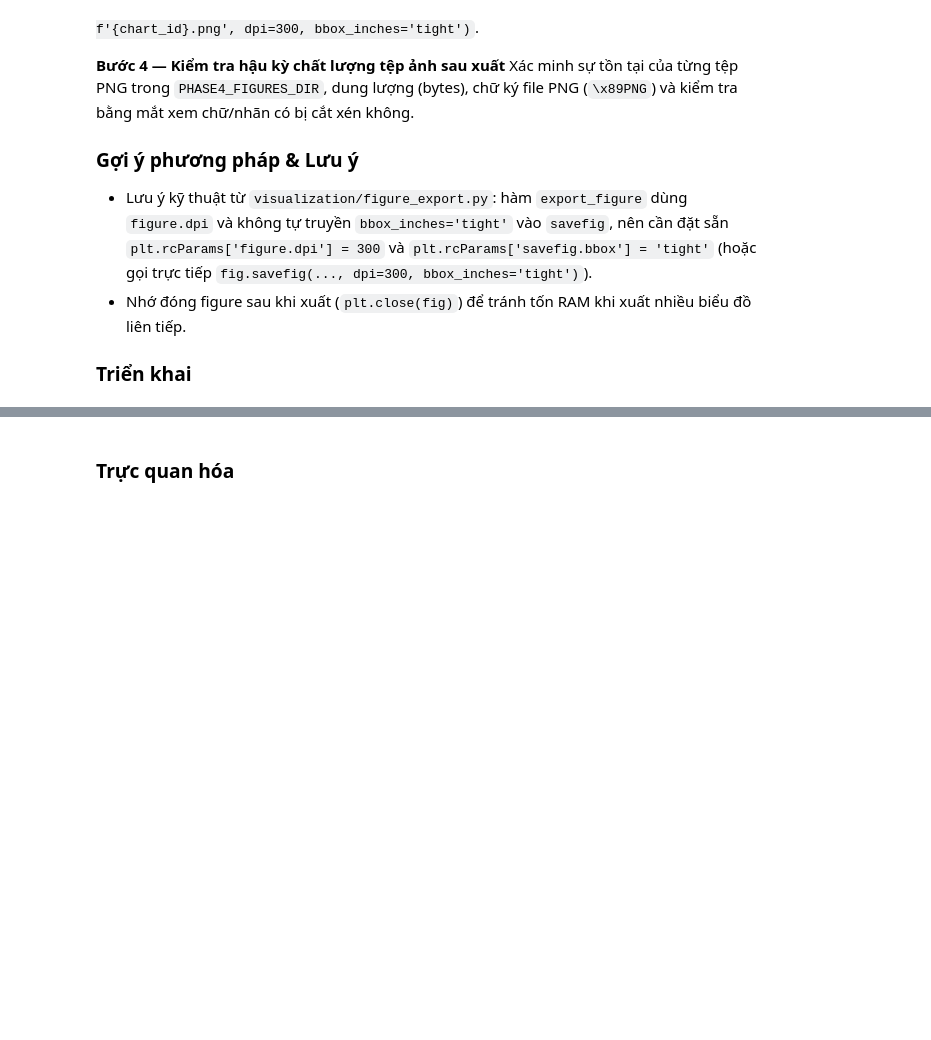
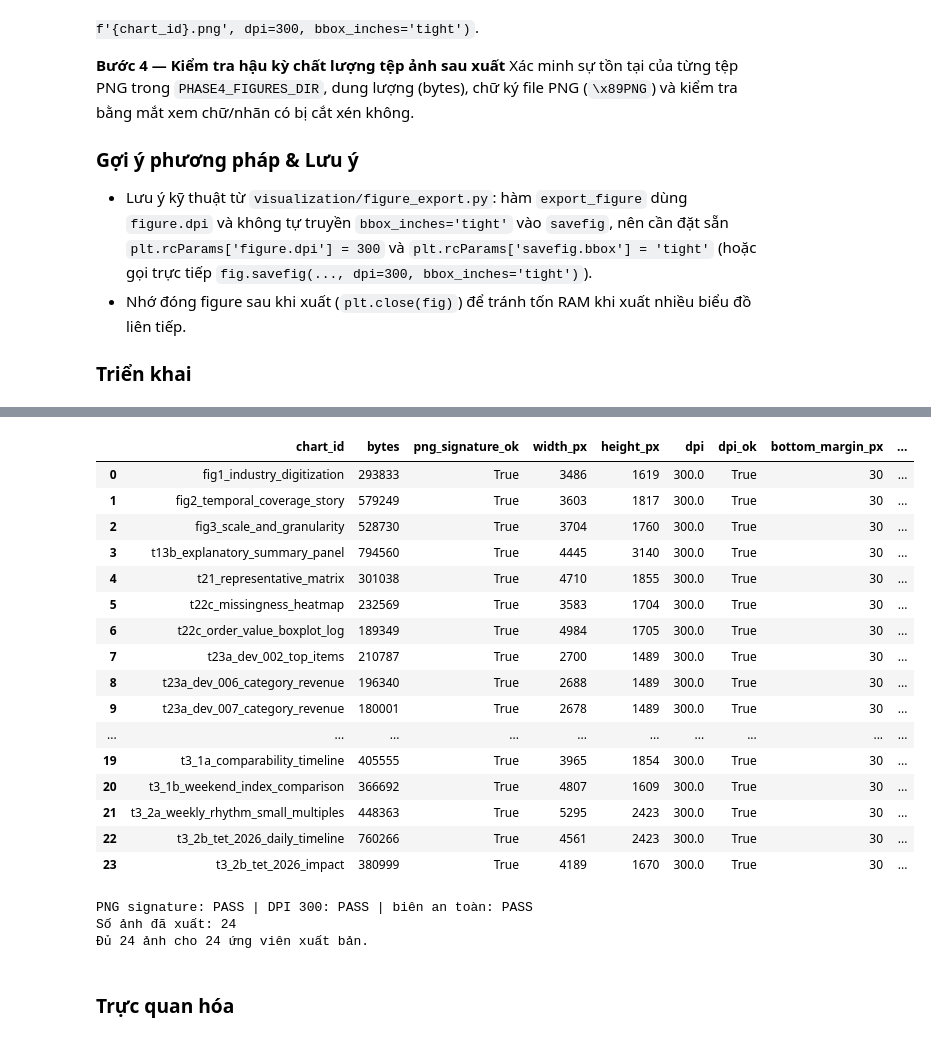
Before and after one commit to itsanhkhoi12/data-visualization-uth, a Jupyter notebook: notebook/04_visualization_and_storytelling.ipynb, the cells around one changed output, grey strips where cells are left out. Cells and saved outputs as stored; diff of their text form; code cells hidden in the pictures; blank space fills up the shorter version.

```diff
--- a/notebook/04_visualization_and_storytelling.ipynb
+++ b/notebook/04_visualization_and_storytelling.ipynb
@@ -433,26 +1203,67 @@ print("Đã xuất", len(export_log_df), "PNG.")
 # %%
 # T4.1b — Bước 4: kiểm tra hậu kỳ PNG
+# ============================================================
+# Kiểm tra tự động 4 điều trên từng ảnh đã xuất:
+#   (1) Chữ ký PNG đúng chuẩn; (2) DPI metadata = 300; (3) kích thước pixel;
+#   (4) biên an toàn (chữ không bị cắt mép ảnh) + mật độ mực.
 def validate_png(path):
     p = Path(path)
     raw = p.read_bytes()
     with Image.open(p) as im:
         dpi = im.info.get("dpi")
         size = im.size
+        arr = np.array(im.convert("RGB"))
+    ink = arr.astype(int).sum(axis=2) < 720
+    rows = np.where(ink.any(axis=1))[0]
     return {
         "chart_id": p.stem,
         "bytes": p.stat().st_size,
         "png_signature_ok": raw[:8] == b"\x89PNG\r\n\x1a\n",
         "width_px": size[0],
         "height_px": size[1],
-        "dpi": dpi,
+        "dpi": round(float(dpi[0]), 1) if dpi else None,
+        "dpi_ok": bool(dpi) and round(float(dpi[0])) == 300,
+        "bottom_margin_px": int(arr.shape[0] - 1 - rows[-1]) if len(rows) else None,
+        "data_ink_ratio": round(float(ink.mean()), 4),
     }
+
 
 export_quality_df = pd.DataFrame(
     validate_png(p) for p in sorted(PHASE4_FIGURES_DIR.glob("*.png"))
 )
 display(export_quality_df)
-assert export_quality_df["png_signature_ok"].all()
-print("PNG signature: PASS")
+assert export_quality_df["png_signature_ok"].all(), "Chữ ký PNG không hợp lệ"
+assert export_quality_df["dpi_ok"].all(), "Có ảnh chưa đạt 300 DPI"
+assert (export_quality_df["bottom_margin_px"].fillna(0) >= 4).all(), "Có ảnh chữ sát/cắt mép"
+print("PNG signature: PASS | DPI 300: PASS | biên an toàn: PASS")
+print("Số ảnh đã xuất:", len(export_quality_df))
+
+# Đối chiếu: mọi ứng viên xuất bản đều có ảnh tương ứng trong thư mục đích
+_expected = set(audit_charts_df.loc[audit_charts_df["publication_candidate"], "chart_id"])
+_present = {p.stem for p in PHASE4_FIGURES_DIR.glob("*.png")}
+assert _expected <= _present, f"Thiếu ảnh: {_expected - _present}"
+print(f"Đủ {len(_expected)} ảnh cho {len(_expected)} ứng viên xuất bản.")
+# %% [output]
+|  | chart_id | bytes | png_signature_ok | width_px | height_px | dpi | dpi_ok | bottom_margin_px | ... |
+| 0 | fig1_industry_digitization | 293833 | True | 3486 | 1619 | 300.0 | True | 30 | ... |
+| 1 | fig2_temporal_coverage_story | 579249 | True | 3603 | 1817 | 300.0 | True | 30 | ... |
+| 2 | fig3_scale_and_granularity | 528730 | True | 3704 | 1760 | 300.0 | True | 30 | ... |
+| 3 | t13b_explanatory_summary_panel | 794560 | True | 4445 | 3140 | 300.0 | True | 30 | ... |
+| 4 | t21_representative_matrix | 301038 | True | 4710 | 1855 | 300.0 | True | 30 | ... |
+| 5 | t22c_missingness_heatmap | 232569 | True | 3583 | 1704 | 300.0 | True | 30 | ... |
+| 6 | t22c_order_value_boxplot_log | 189349 | True | 4984 | 1705 | 300.0 | True | 30 | ... |
+| 7 | t23a_dev_002_top_items | 210787 | True | 2700 | 1489 | 300.0 | True | 30 | ... |
+| 8 | t23a_dev_006_category_revenue | 196340 | True | 2688 | 1489 | 300.0 | True | 30 | ... |
+| 9 | t23a_dev_007_category_revenue | 180001 | True | 2678 | 1489 | 300.0 | True | 30 | ... |
+| ... | ... | ... | ... | ... | ... | ... | ... | ... | ... |
+| 19 | t3_1a_comparability_timeline | 405555 | True | 3965 | 1854 | 300.0 | True | 30 | ... |
+| 20 | t3_1b_weekend_index_comparison | 366692 | True | 4807 | 1609 | 300.0 | True | 30 | ... |
+| 21 | t3_2a_weekly_rhythm_small_multiples | 448363 | True | 5295 | 2423 | 300.0 | True | 30 | ... |
+| 22 | t3_2b_tet_2026_daily_timeline | 760266 | True | 4561 | 2423 | 300.0 | True | 30 | ... |
+| 23 | t3_2b_tet_2026_impact | 380999 | True | 4189 | 1670 | 300.0 | True | 30 | ... |
+PNG signature: PASS | DPI 300: PASS | biên an toàn: PASS
+Số ảnh đã xuất: 24
+Đủ 24 ảnh cho 24 ứng viên xuất bản.
 # %% [markdown]
 ### Trực quan hóa
 # %%
```
Also changed, not shown: parts of 23 cells of this notebook, 4 other files.
